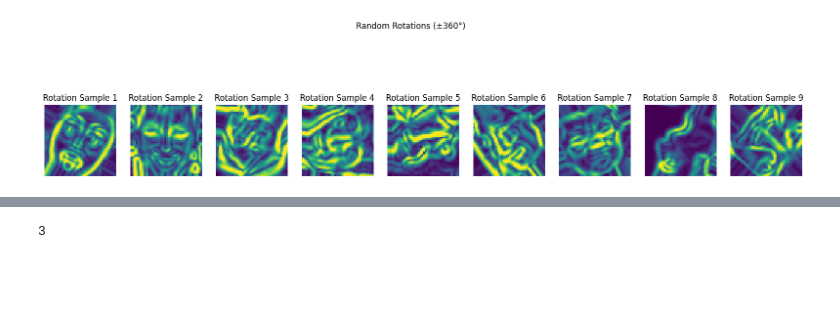
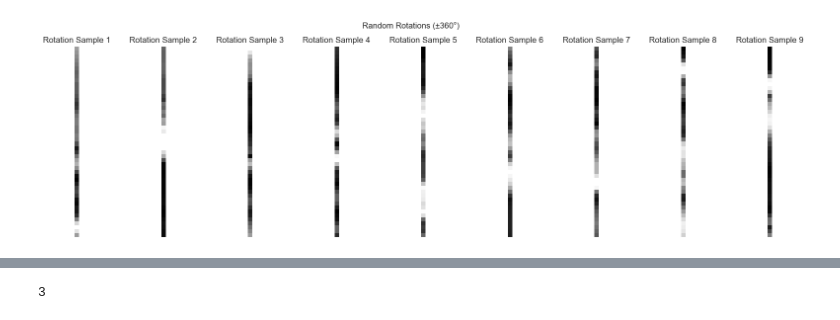
Before and after one commit to Adhamzineldin/Machine_learning_Project, a Jupyter notebook: image/imageModel.ipynb, the cells around one changed output, grey strips where cells are left out. Cells and saved outputs as stored; diff of their text form; code cells hidden in the pictures; blank space fills up the shorter version.

Commit message:
IMAGE ACCURACY 75 KNN

```diff
--- a/image/imageModel.ipynb
+++ b/image/imageModel.ipynb
@@ -129,8 +291,15 @@ print(Y_test.isnull().sum())
 # %%
-# Convert the space-separated pixel strings to numeric arrays
-X_train_arr = np.array([np.fromstring(img, sep=' ') for img in X_train])
-X_test_arr  = np.array([np.fromstring(img, sep=' ') for img in X_test])
+# Convert the space-separated pixel strings to numeric arrays (48x48 images)
+def pixels_to_array(pixel_string, img_size=(48, 48)):
+    """Convert space-separated pixel string to numpy array."""
+    pixels = np.array(pixel_string.split(), dtype='float32')
+    return pixels.reshape(img_size)
 
-print(type(X_train_arr))
-print(type(X_test_arr))
+X_train_arr = np.array([pixels_to_array(img) for img in X_train_pixels])
+X_test_arr  = np.array([pixels_to_array(img) for img in X_test_pixels])
+
+print("X_train_arr shape:", X_train_arr.shape)
+print("X_test_arr shape:", X_test_arr.shape)
+print("Type:", type(X_train_arr))
+print("Pixel value range:", X_train_arr.min(), "to", X_train_arr.max())
 # %% [output]
@@ -139,7 +310,8 @@ print(type(X_test_arr))
 # %%
-#unflattening data for preprocessing
-X_train_unflattened = X_train_arr.reshape(-1, 48, 48)
-print(X_train_unflattened.shape)
-X_test_unflattened = X_test_arr.reshape(-1, 48, 48)
-print(X_test_unflattened.shape)
+# Data already has shape (n_samples, height, width) - 48x48 images
+X_train_unflattened = X_train_arr  # Already in correct shape
+X_test_unflattened = X_test_arr    # Already in correct shape
+
+print("X_train_unflattened shape:", X_train_unflattened.shape)
+print("X_test_unflattened shape:", X_test_unflattened.shape)
 # %% [output]
@@ -275,23 +517,29 @@ Batch shape: (28709, 48, 48, 1)
 # %%
 #generate rotated images
 data_gen = ImageDataGenerator(rotation_range=360, fill_mode='nearest')
 
 it = data_gen.flow(samples, batch_size=32)
 
 # Plot some flipped images
 fig, axes = plt.subplots(nrows=1, ncols=9, figsize=(20, 5))
 
 for i in range(9):
-    # Get a batch (1 image), take first image
-    batch = next(it)[0].astype('uint8')
-    axes[i].imshow(batch)
+    # Get a batch, take first image from batch
+    batch = next(it)[0]  # Shape: (batch_size, 48, 48, 1)
+    img = batch[0].astype('uint8')  # Take first image from batch
+    # Reshape to 2D if needed
+    if img.ndim == 3:
+        img = img.reshape(48, 48)  # Remove channel dimension
+    elif img.ndim == 1:
+        img = img.reshape(48, 48)  # Reshape if flattened
+    axes[i].imshow(img, cmap='gray')
     axes[i].set_title(f"Rotation Sample {i+1}")
     axes[i].axis("off")
 
 plt.suptitle("Random Rotations (±360°)")
 plt.show()
 # %% [output]
-[figure, old version]
+[figure, new version]
 # %%
 #data normalization
 print("Before normalization:")
```
Also changed, not shown: parts of 25 cells of this notebook, 1 other file.
